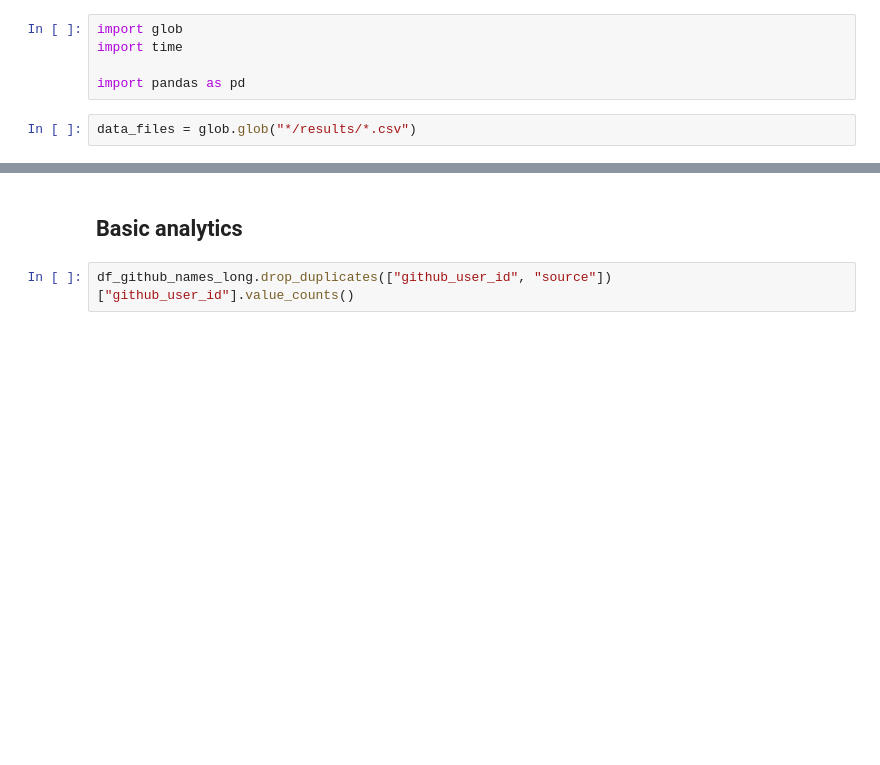
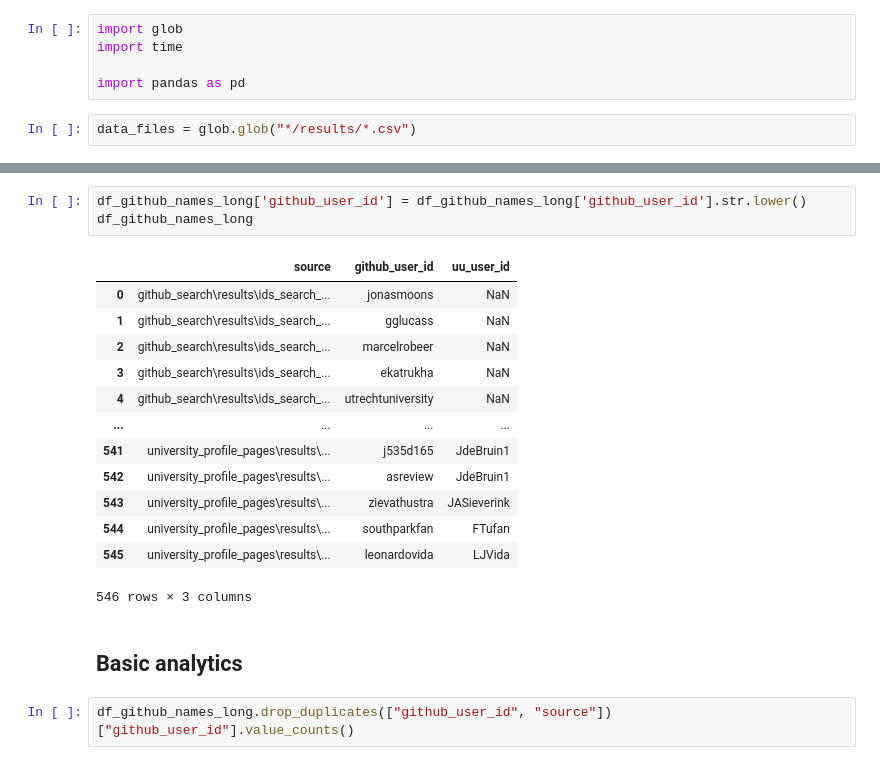
Before and after one commit to UtrechtUniversity/SWORDS-UU, a Jupyter notebook: repository_collection/merge_github_user_profiles.ipynb, the cells around one changed output, grey strips where cells are left out. Drawn from its saved outputs; the diff is of its cells as text; blank space fills up the shorter version.

```diff
--- a/repository_collection/merge_github_user_profiles.ipynb
+++ b/repository_collection/merge_github_user_profiles.ipynb
@@ -48,3 +48,20 @@ df_github_names_crosstab
+# %%
+df_github_names_long['github_user_id'] = df_github_names_long['github_user_id'].str.lower()
+df_github_names_long
+# %% [output]
+|  | source | github_user_id | uu_user_id |
+| 0 | github_search\results\ids_search_... | jonasmoons | NaN |
+| 1 | github_search\results\ids_search_... | gglucass | NaN |
+| 2 | github_search\results\ids_search_... | marcelrobeer | NaN |
+| 3 | github_search\results\ids_search_... | ekatrukha | NaN |
+| 4 | github_search\results\ids_search_... | utrechtuniversity | NaN |
+| ... | ... | ... | ... |
+| 541 | university_profile_pages\results\... | j535d165 | JdeBruin1 |
+| 542 | university_profile_pages\results\... | asreview | JdeBruin1 |
+| 543 | university_profile_pages\results\... | zievathustra | JASieverink |
+| 544 | university_profile_pages\results\... | southparkfan | FTufan |
+| 545 | university_profile_pages\results\... | leonardovida | LJVida |
+546 rows × 3 columns
 # %% [markdown]
 ## Basic analytics
 # %%
```
Also changed, not shown: parts of 9 cells of this notebook.
